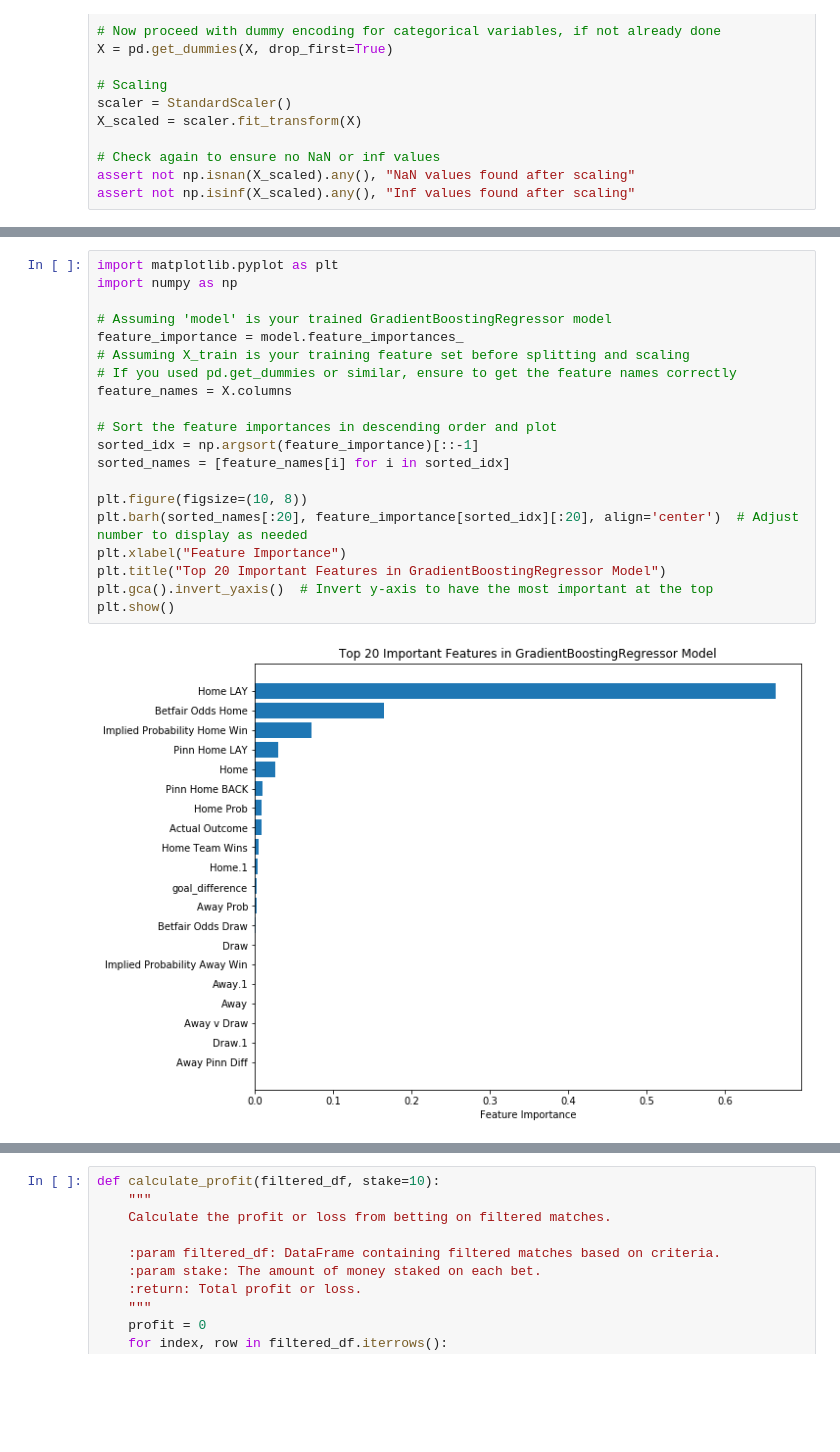
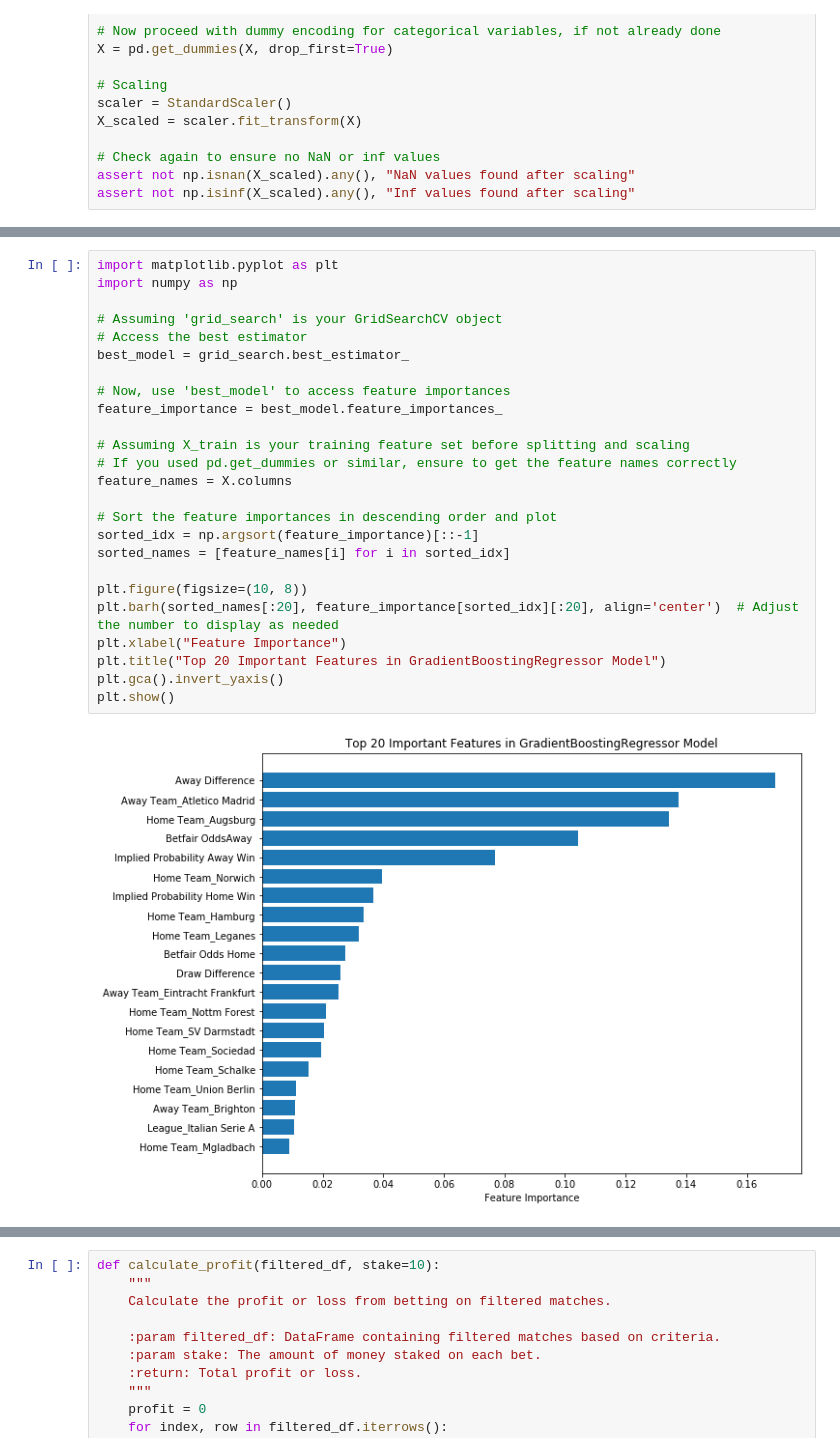
Before and after one commit to MiskaturRahman/analysis-Project, a Jupyter notebook: bet_project.ipynb, the cells around one changed output, grey strips where cells are left out. Saved outputs shown, nothing was run; the diff lists cells and outputs as text; blank space fills up the shorter version.

```diff
--- a/bet_project.ipynb
+++ b/bet_project.ipynb
@@ -760,22 +789,27 @@ Test R^2: 0.9994227809300481
 # %%
 import matplotlib.pyplot as plt
 import numpy as np
 
-# Assuming 'model' is your trained GradientBoostingRegressor model
-feature_importance = model.feature_importances_
+# Assuming 'grid_search' is your GridSearchCV object
+# Access the best estimator
+best_model = grid_search.best_estimator_
+
+# Now, use 'best_model' to access feature importances
+feature_importance = best_model.feature_importances_
+
 # Assuming X_train is your training feature set before splitting and scaling
 # If you used pd.get_dummies or similar, ensure to get the feature names correctly
 feature_names = X.columns
 
 # Sort the feature importances in descending order and plot
 sorted_idx = np.argsort(feature_importance)[::-1]
 sorted_names = [feature_names[i] for i in sorted_idx]
 
 plt.figure(figsize=(10, 8))
-plt.barh(sorted_names[:20], feature_importance[sorted_idx][:20], align='center')  # Adjust number to display as needed
+plt.barh(sorted_names[:20], feature_importance[sorted_idx][:20], align='center')  # Adjust the number to display as needed
 plt.xlabel("Feature Importance")
 plt.title("Top 20 Important Features in GradientBoostingRegressor Model")
-plt.gca().invert_yaxis()  # Invert y-axis to have the most important at the top
+plt.gca().invert_yaxis()
 plt.show()
 # %% [output]
-[figure, old version]
+[figure, new version]
```
Also changed, not shown: parts of 21 cells of this notebook, 4 other files.
